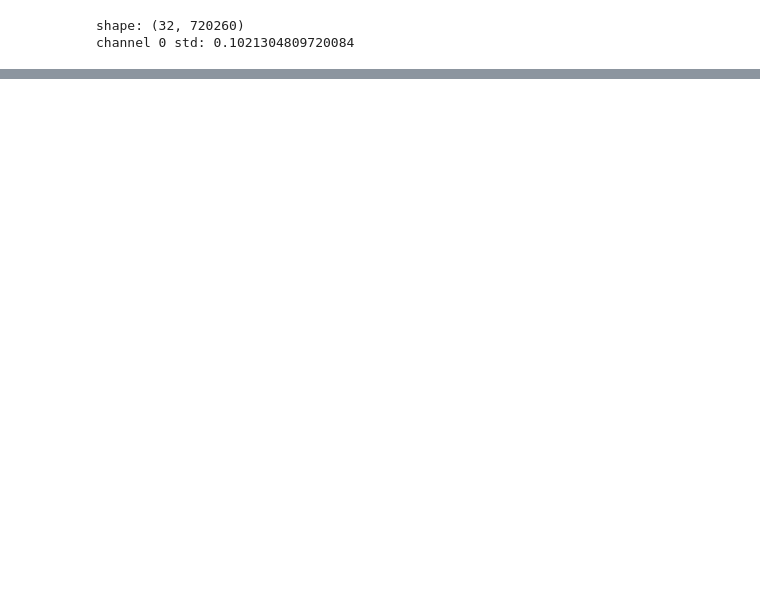
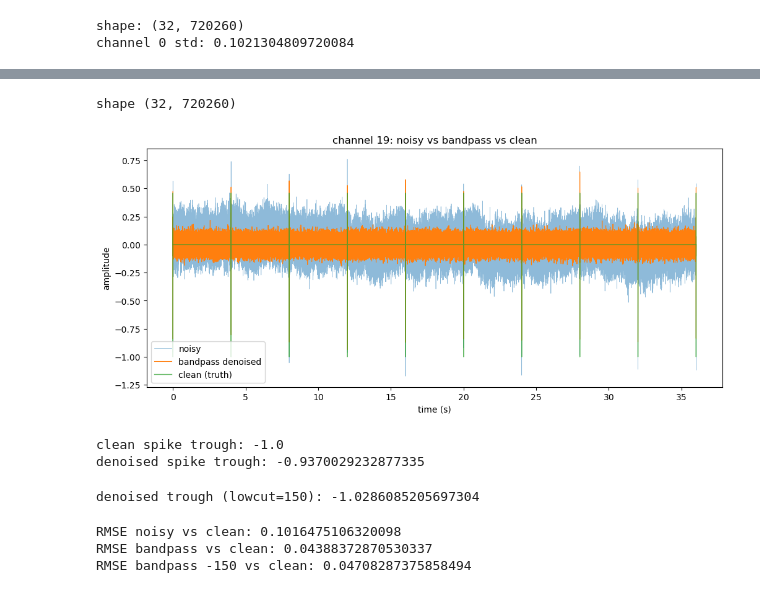
Before and after one commit to Razan-88/Decoding_Chronic_Pain, a Jupyter notebook: notebooks/01_generator.ipynb, the cells around one changed output, grey strips where cells are left out. Cells and saved outputs as stored; diff of their text form; code cells hidden in the pictures; blank space fills up the shorter version.

Commit message:
First denoiser: bandpass filter + RMSE metric, baseline RMSE 0.044

```diff
--- a/notebooks/01_generator.ipynb
+++ b/notebooks/01_generator.ipynb
@@ -486,0 +500,57 @@ channel 0 std: 0.1021304809720084
+# %%
+from scipy.signal import butter, filtfilt
+
+def butter_bandpass(lowcut, highcut, fs, order=4):
+    return butter(order, [lowcut, highcut], fs=fs, btype='band')
+
+def denoise_bandpass(noisy, fs, lowcut=300, highcut=3000, order=4):
+    """
+    Per-channel bandpass filter (300-3000Hz). Keeps the spike band, removes low-freq drift and high-freq hiss.
+    filtfil = zero phase shift, so spike timing is preserved.
+    input/output: (n_channels, n_samples).
+    """
+    b, a = butter_bandpass(lowcut, highcut, fs, order=order)
+    denoised = filtfilt(b, a, noisy, axis=1)
+    return denoised
+# %%
+denoised = denoise_bandpass(noisy, fs)
+print("shape", denoised.shape)
+# %% [output]
+shape (32, 720260)
+# %%
+ch = 18  # channel 19
+t_axis = np.arange(n_samples) / fs
+
+plt.figure(figsize=(12, 5))
+plt.plot(t_axis, noisy[ch],  lw=0.5, alpha=0.5, label="noisy")
+plt.plot(t_axis, denoised[ch], lw=0.8, label="bandpass denoised")
+plt.plot(t_axis, rec[ch],  lw=1.0, alpha=0.7, label="clean (truth)")
+plt.xlabel("time (s)"); plt.ylabel("amplitude")
+plt.title("channel 19: noisy vs bandpass vs clean")
+plt.legend()
+plt.show()
+# %% [output]
+[figure, added]
+# %%
+print("clean spike trough:", rec[18].min())
+print("denoised spike trough:", denoised[18].min())
+# %% [output]
+clean spike trough: -1.0
+denoised spike trough: -0.9370029232877335
+# %%
+denoised_150 = denoise_bandpass(noisy, fs, lowcut=150)
+print("denoised trough (lowcut=150):", denoised_150[18].min())
+# %% [output]
+denoised trough (lowcut=150): -1.0286085205697304
+# %%
+# RMSE
+def rmse(denoised, clean):
+    return np.sqrt(np.mean((denoised - clean) ** 2))
+
+print("RMSE noisy vs clean:", rmse(noisy, rec))
+print("RMSE bandpass vs clean:", rmse(denoised, rec))
+print("RMSE bandpass -150 vs clean:", rmse(denoised_150, rec))
+# %% [output]
+RMSE noisy vs clean: 0.1016475106320098
+RMSE bandpass vs clean: 0.04388372870530337
+RMSE bandpass -150 vs clean: 0.04708287375858494
```
Also changed, not shown: parts of 5 cells of this notebook.
